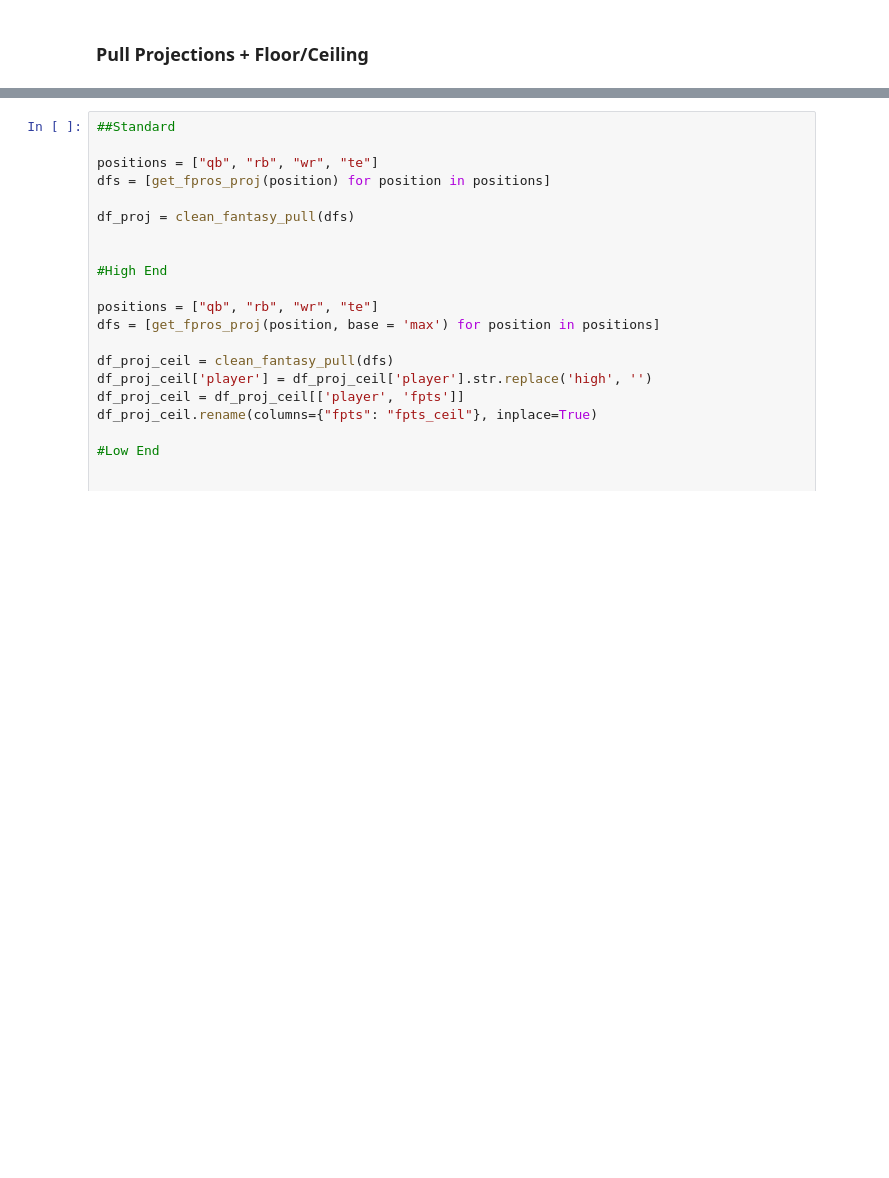
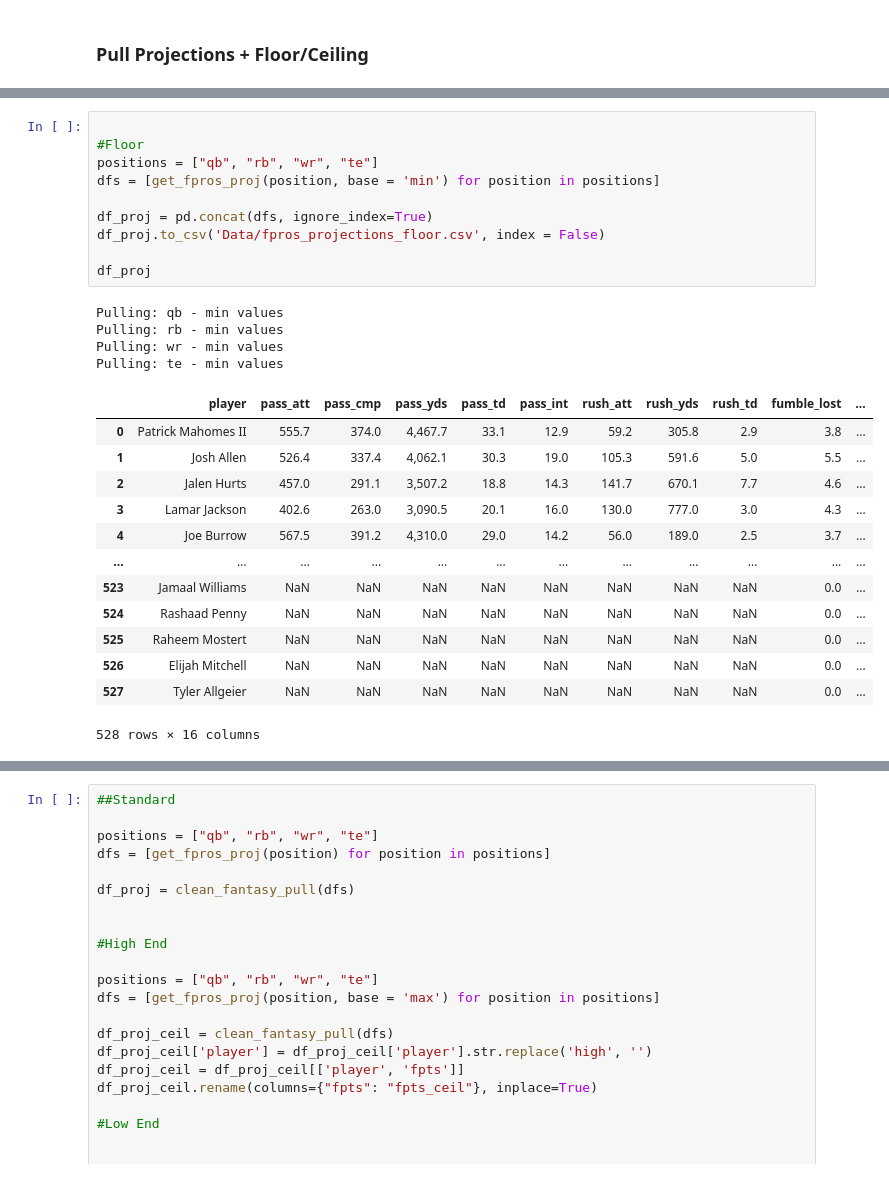
Before and after one commit to Saurabh1975/ffb-streamlit, a Jupyter notebook: ffb-streamlit-sandbox.ipynb, the cells around one changed output, grey strips where cells are left out. Drawn from its saved outputs; the diff is of its cells as text; blank space fills up the shorter version.

```diff
--- a/ffb-streamlit-sandbox.ipynb
+++ b/ffb-streamlit-sandbox.ipynb
@@ -256,0 +203,28 @@ df_proj[df_proj.position == 'wr'].sort_values(by="pass_att", ascending = False).
+# %%
+
+#Floor
+positions = ["qb", "rb", "wr", "te"]
+dfs = [get_fpros_proj(position, base = 'min') for position in positions]
+
+df_proj = pd.concat(dfs, ignore_index=True)
+df_proj.to_csv('Data/fpros_projections_floor.csv', index = False)
+
+df_proj
+# %% [output]
+Pulling: qb - min values
+Pulling: rb - min values
+Pulling: wr - min values
+Pulling: te - min values
+|  | player | pass_att | pass_cmp | pass_yds | pass_td | pass_int | rush_att | rush_yds | rush_td | fumble_lost | ... |
+| 0 | Patrick Mahomes II | 555.7 | 374.0 | 4,467.7 | 33.1 | 12.9 | 59.2 | 305.8 | 2.9 | 3.8 | ... |
+| 1 | Josh Allen | 526.4 | 337.4 | 4,062.1 | 30.3 | 19.0 | 105.3 | 591.6 | 5.0 | 5.5 | ... |
+| 2 | Jalen Hurts | 457.0 | 291.1 | 3,507.2 | 18.8 | 14.3 | 141.7 | 670.1 | 7.7 | 4.6 | ... |
+| 3 | Lamar Jackson | 402.6 | 263.0 | 3,090.5 | 20.1 | 16.0 | 130.0 | 777.0 | 3.0 | 4.3 | ... |
+| 4 | Joe Burrow | 567.5 | 391.2 | 4,310.0 | 29.0 | 14.2 | 56.0 | 189.0 | 2.5 | 3.7 | ... |
+| ... | ... | ... | ... | ... | ... | ... | ... | ... | ... | ... | ... |
+| 523 | Jamaal Williams | NaN | NaN | NaN | NaN | NaN | NaN | NaN | NaN | 0.0 | ... |
+| 524 | Rashaad Penny | NaN | NaN | NaN | NaN | NaN | NaN | NaN | NaN | 0.0 | ... |
+| 525 | Raheem Mostert | NaN | NaN | NaN | NaN | NaN | NaN | NaN | NaN | 0.0 | ... |
+| 526 | Elijah Mitchell | NaN | NaN | NaN | NaN | NaN | NaN | NaN | NaN | 0.0 | ... |
+| 527 | Tyler Allgeier | NaN | NaN | NaN | NaN | NaN | NaN | NaN | NaN | 0.0 | ... |
+528 rows × 16 columns
```
Also changed, not shown: parts of 19 cells of this notebook, 6 other files.
